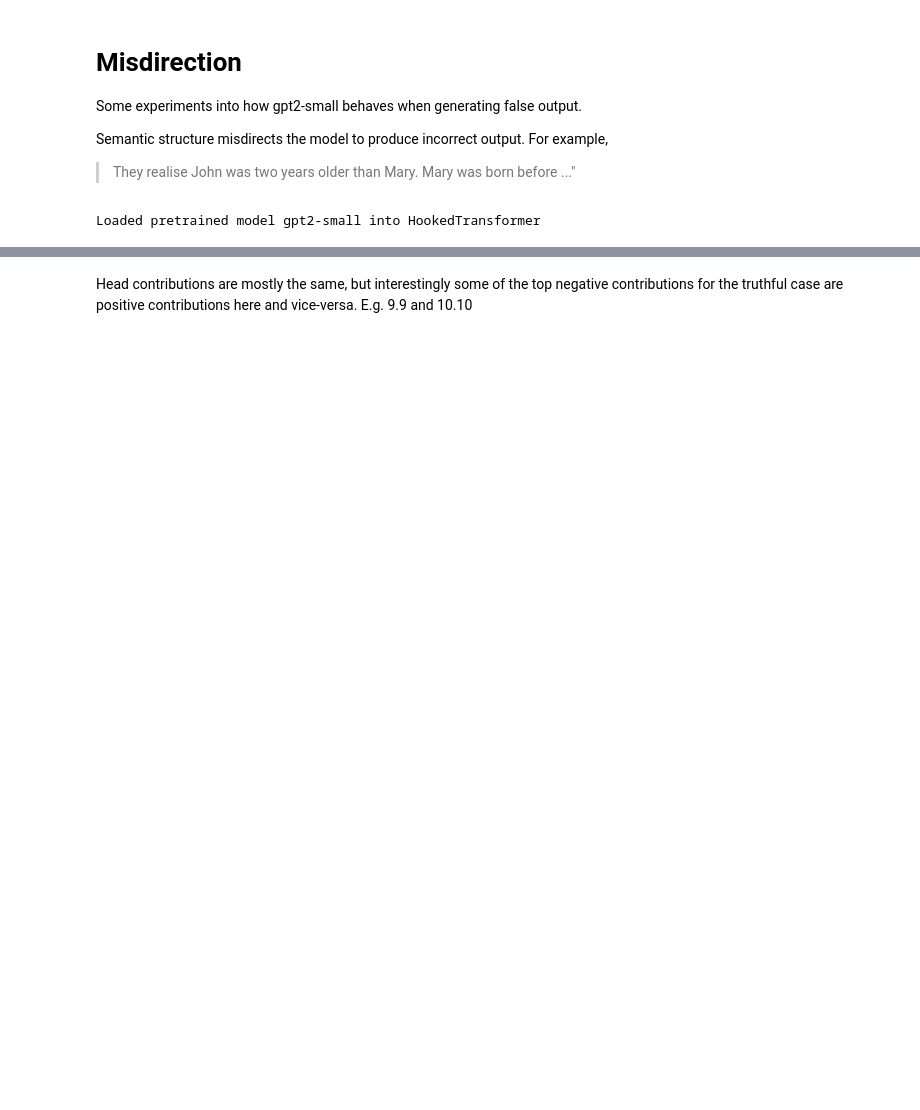
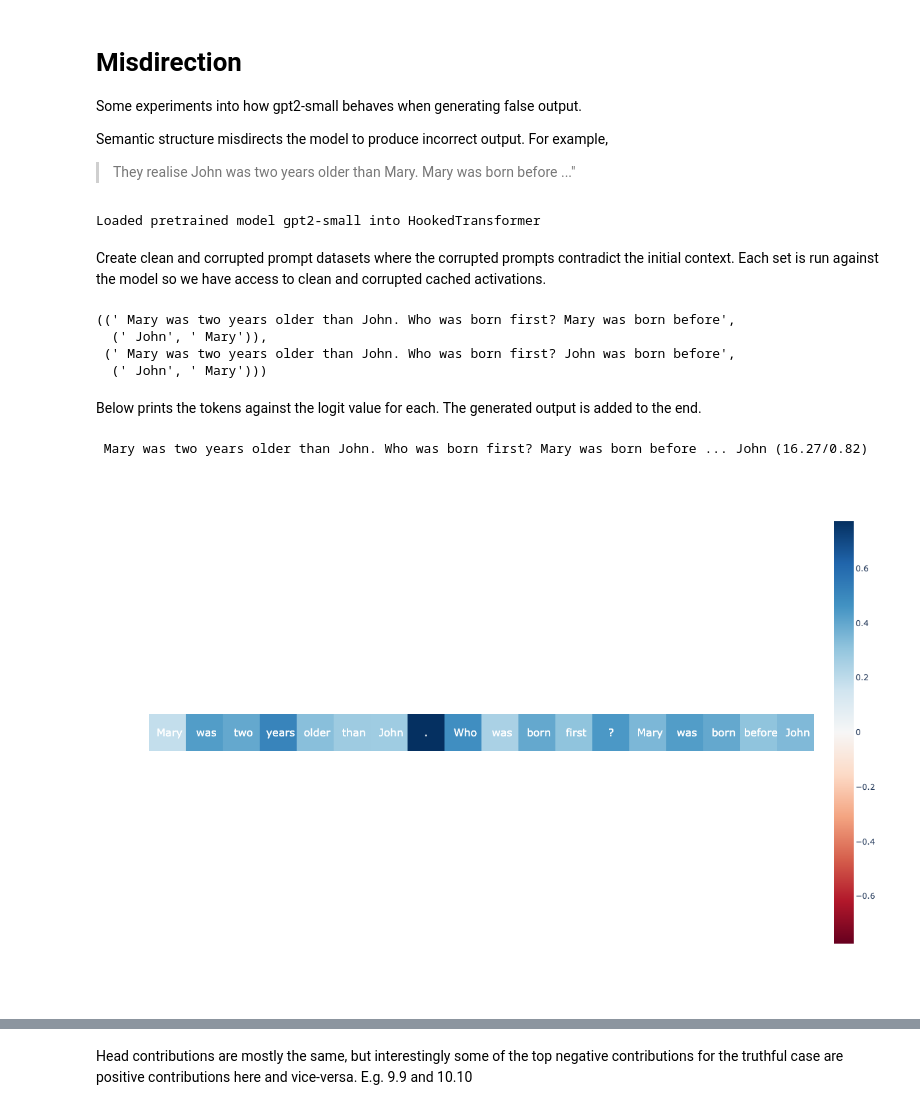
Before and after one commit to layterz/experiments, a Jupyter notebook: notebooks/misdirection.ipynb, the cells around one changed output, grey strips where cells are left out. Drawn from its saved outputs; the diff is of its cells as text; code cells hidden in the pictures; blank space fills up the shorter version.

```diff
--- a/notebooks/misdirection.ipynb
+++ b/notebooks/misdirection.ipynb
@@ -99,0 +133,30 @@ def generate_prompts(t):
+# %% [markdown]
+Create clean and corrupted prompt datasets where the corrupted prompts contradict the initial context. Each set is run against the model so we have access to clean and corrupted cached activations.
+# %%
+prompts = generate_prompts(
+    "{2} was two years older than{3}. Who was born first?{2} was born before"
+)
+
+corrupted_prompts = generate_prompts(
+    "{2} was two years older than{3}. Who was born first?{3} was born before"
+)
+
+_, cache = model.run_with_cache([p[0] for p in prompts])
+cache.prompts = prompts
+
+_, corrupted_cache = model.run_with_cache([p[0] for p in corrupted_prompts])
+corrupted_cache.prompts = corrupted_prompts
+
+prompts[0], corrupted_prompts[0]
+# %% [output]
+((' Mary was two years older than John. Who was born first? Mary was born before',
+  (' John', ' Mary')),
+ (' Mary was two years older than John. Who was born first? John was born before',
+  (' John', ' Mary')))
+# %% [markdown]
+Below prints the tokens against the logit value for each. The generated output is added to the end.
+# %%
+print_max_logits(cache)
+# %% [output]
+ Mary was two years older than John. Who was born first? Mary was born before ... John (16.27/0.82)
+[figure, added]
```
Also changed, not shown: parts of 17 cells of this notebook.
